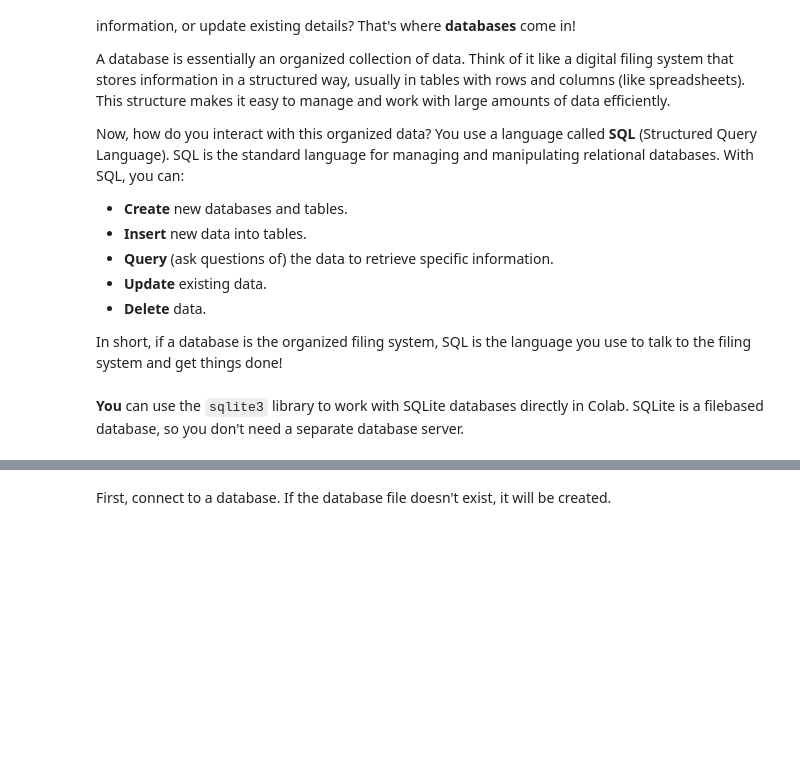
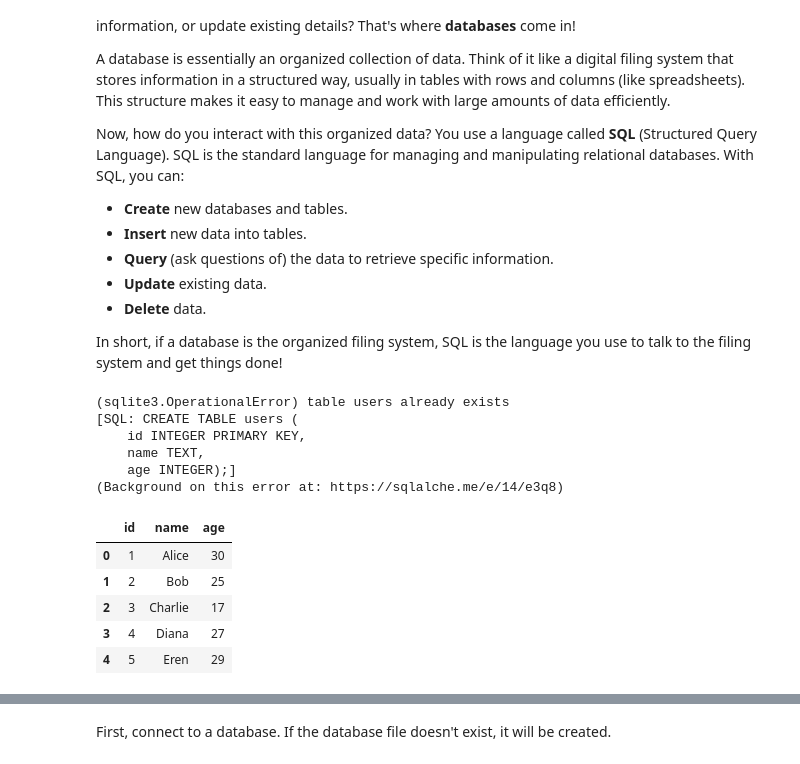
Before and after one commit to JulTob/SQL, a Jupyter notebook: SQL.ipynb, the cells around one changed output, grey strips where cells are left out. Cells and saved outputs as stored; diff of their text form; code cells hidden in the pictures; blank space fills up the shorter version.

```diff
--- a/SQL.ipynb
+++ b/SQL.ipynb
@@ -19,5 +74,3 @@ Now, how do you interact with this organized data? You use a language called **S
 *   **Delete** data.
 
 In short, if a database is the organized filing system, SQL is the language you use to talk to the filing system and get things done!
-# %% [markdown]
-**You** can use the `sqlite3` library to work with SQLite databases directly in Colab. SQLite is a filebased database, so you don't need a separate database server.
@@ -26,0 +77,51 @@ import pandas as pd
+# %%
+%%sql
+CREATE TABLE users (
+    id INTEGER PRIMARY KEY,
+    name TEXT,
+    age INTEGER);
+INSERT INTO users (name, age)
+    VALUES ('Alice', 30);
+INSERT INTO users (name, age)
+    VALUES ('Bob', 25);
+INSERT INTO users (name, age)
+    VALUES ('Charlie', 17)
+INSERT INTO users (name, age) VALUES ('Diana', 27)
+INSERT INTO users (name, age) VALUES ('Eren', 29)
+INSERT INTO users (name, age) VALUES ('Frieren', 99)
+INSERT INTO users (name, age) VALUES ('Gandalf', 2000)
+INSERT INTO users (name, age) VALUES ('Harry', 17)
+INSERT INTO users (name, age) VALUES ('Innigo', 17)
+INSERT INTO users (name, age) VALUES ('Jotaro', 17)
+INSERT INTO users (name, age) VALUES ('Katniss', 16)
+INSERT INTO users (name, age) VALUES ('Logan', 17)
+INSERT INTO users (name, age) VALUES ('Mario', NULL)
+INSERT INTO users (name, age) VALUES ('Naruto', 16)
+INSERT INTO users (name, age) VALUES ('Ororo', 23)
+INSERT INTO users (name, age) VALUES ('Peter', 16)
+INSERT INTO users (name, age) VALUES ('Roronoa', 19)
+INSERT INTO users (name, age) VALUES ('Sakura', 16)
+INSERT INTO users (name, age) VALUES ('Tintin', 25)
+INSERT INTO users (name, age) VALUES ('Usopp', 17)
+INSERT INTO users (name, age) VALUES ('Velma', 23)
+INSERT INTO users (name, age) VALUES ('Willow', 35)
+INSERT INTO users (name, age) VALUES ('Xena', 31)
+INSERT INTO users (name, age) VALUES ('Yoshi', 6)
+INSERT INTO users (name, age) VALUES ('Zuko', 13)
+# %% [output]
+(sqlite3.OperationalError) table users already exists
+[SQL: CREATE TABLE users (
+    id INTEGER PRIMARY KEY,
+    name TEXT,
+    age INTEGER);]
+(Background on this error at: https://sqlalche.me/e/14/e3q8)
+# %%
+%%sql
+SELECT * FROM users LIMIT 5;
+# %% [output]
+|  | id | name | age |
+| 0 | 1 | Alice | 30 |
+| 1 | 2 | Bob | 25 |
+| 2 | 3 | Charlie | 17 |
+| 3 | 4 | Diana | 27 |
+| 4 | 5 | Eren | 29 |
```
Also changed, not shown: parts of 16 cells of this notebook.
